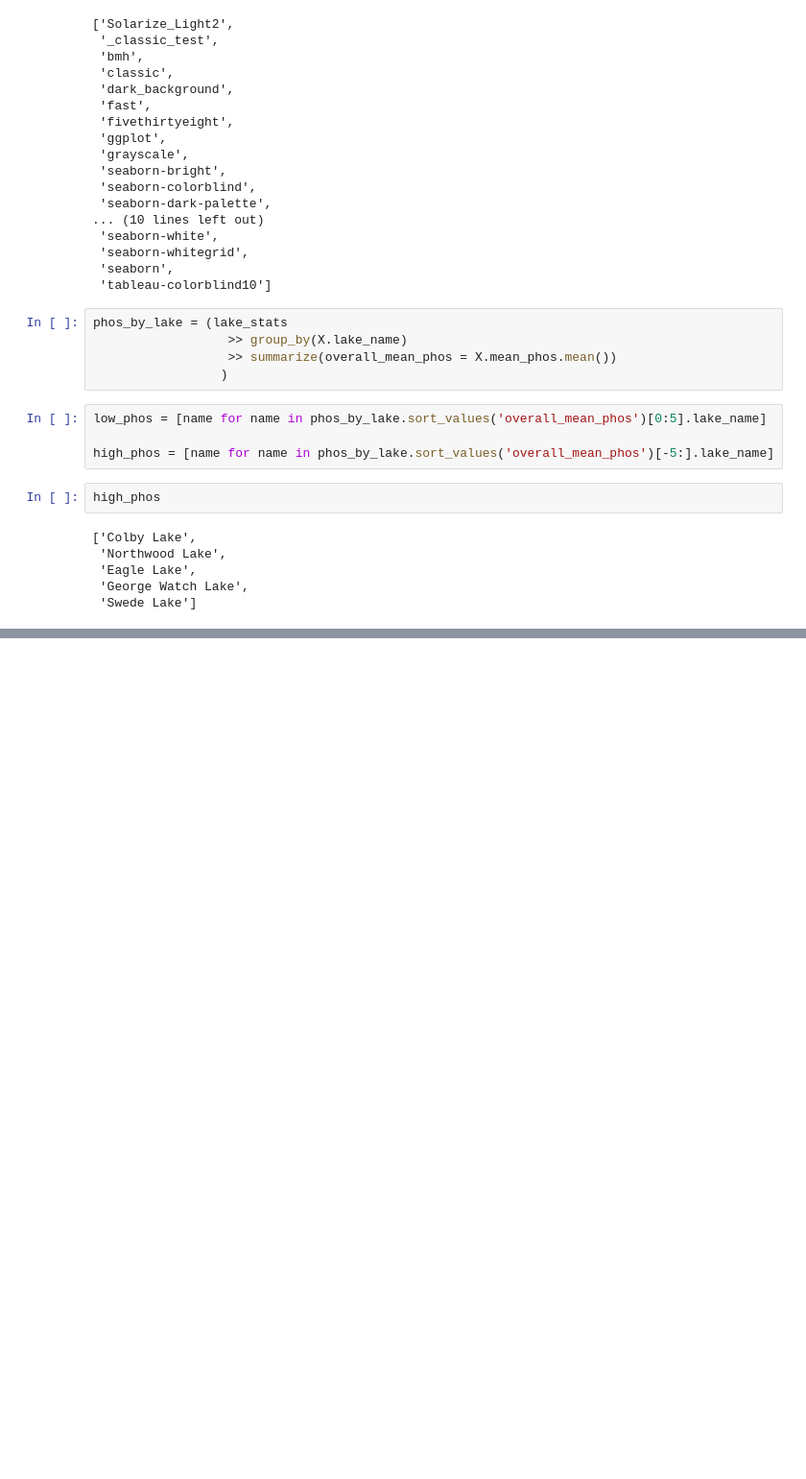
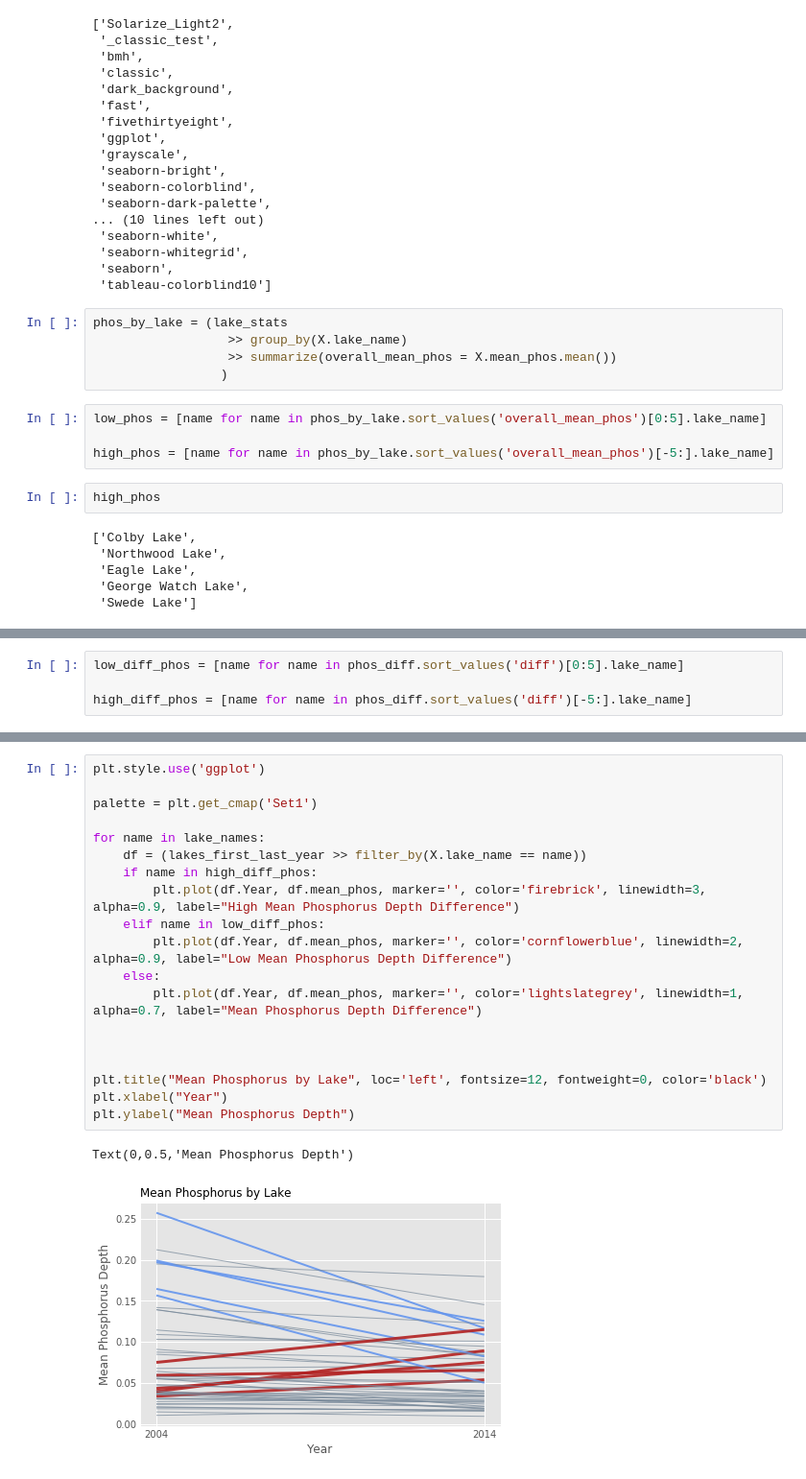
Before and after one commit to SMiertschin/DSCI430, a Jupyter notebook: Final_project_SM.ipynb, the cells around one changed output, grey strips where cells are left out. Shown at 96% size. Cells and saved outputs as stored; diff of their text form; blank space fills up the shorter version.

```diff
--- a/Final_project_SM.ipynb
+++ b/Final_project_SM.ipynb
@@ -189 +194,5 @@ dtype: object
+# %%
+low_diff_phos = [name for name in phos_diff.sort_values('diff')[0:5].lake_name]
+
+high_diff_phos = [name for name in phos_diff.sort_values('diff')[-5:].lake_name]
 # %%
@@ -210,0 +220,22 @@ Text(0,0.5,'Mean Secchi Depth')
+# %%
+plt.style.use('ggplot')
+
+palette = plt.get_cmap('Set1')
+
+for name in lake_names:
+    df = (lakes_first_last_year >> filter_by(X.lake_name == name))
+    if name in high_diff_phos:
+        plt.plot(df.Year, df.mean_phos, marker='', color='firebrick', linewidth=3, alpha=0.9, label="High Mean Phosphorus Depth Difference")
+    elif name in low_diff_phos:
+        plt.plot(df.Year, df.mean_phos, marker='', color='cornflowerblue', linewidth=2, alpha=0.9, label="Low Mean Phosphorus Depth Difference")
+    else:
+        plt.plot(df.Year, df.mean_phos, marker='', color='lightslategrey', linewidth=1, alpha=0.7, label="Mean Phosphorus Depth Difference")
+
+
+
+plt.title("Mean Phosphorus by Lake", loc='left', fontsize=12, fontweight=0, color='black')
+plt.xlabel("Year")
+plt.ylabel("Mean Phosphorus Depth")
+# %% [output]
+Text(0,0.5,'Mean Phosphorus Depth')
+[figure, added]
```
Also changed, not shown: parts of 13 cells of this notebook.
